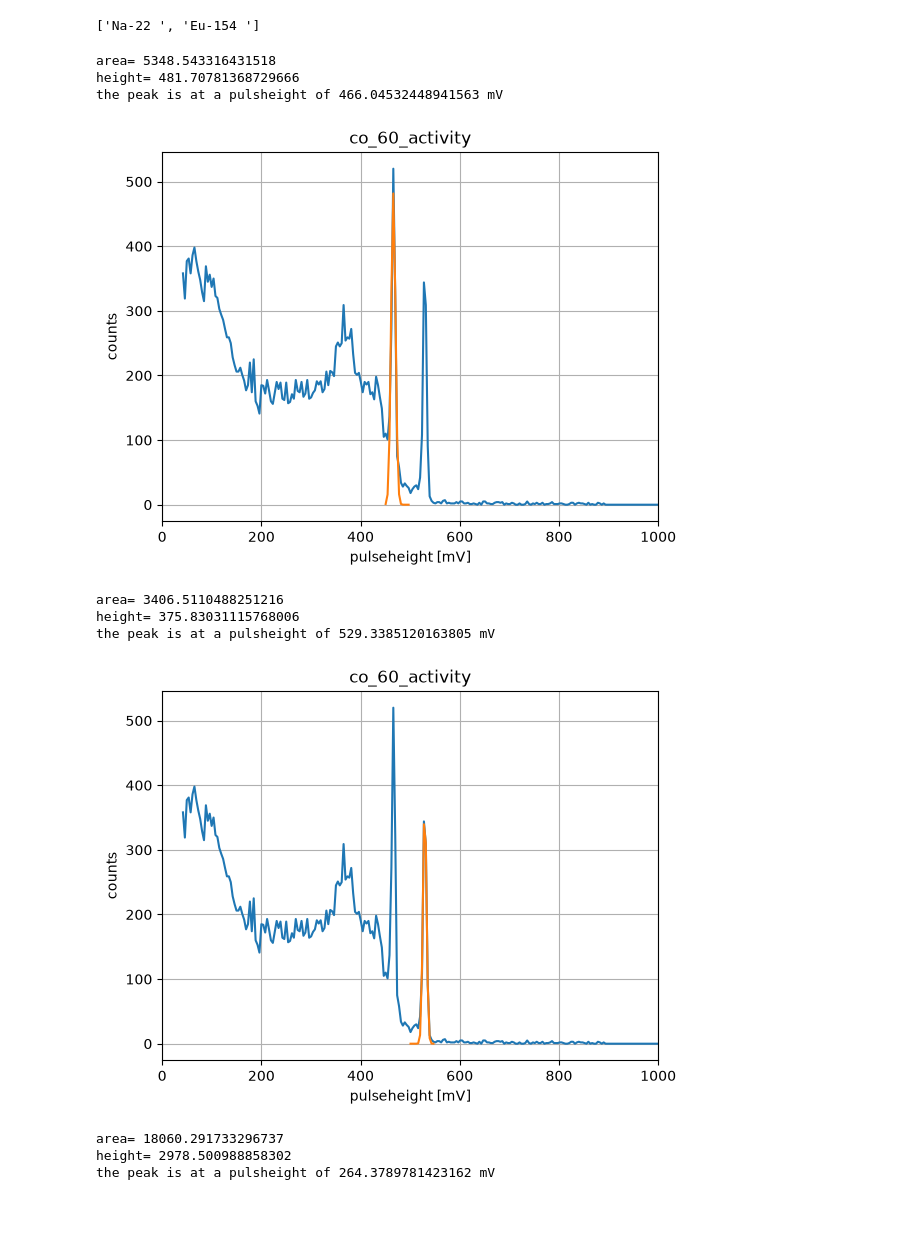
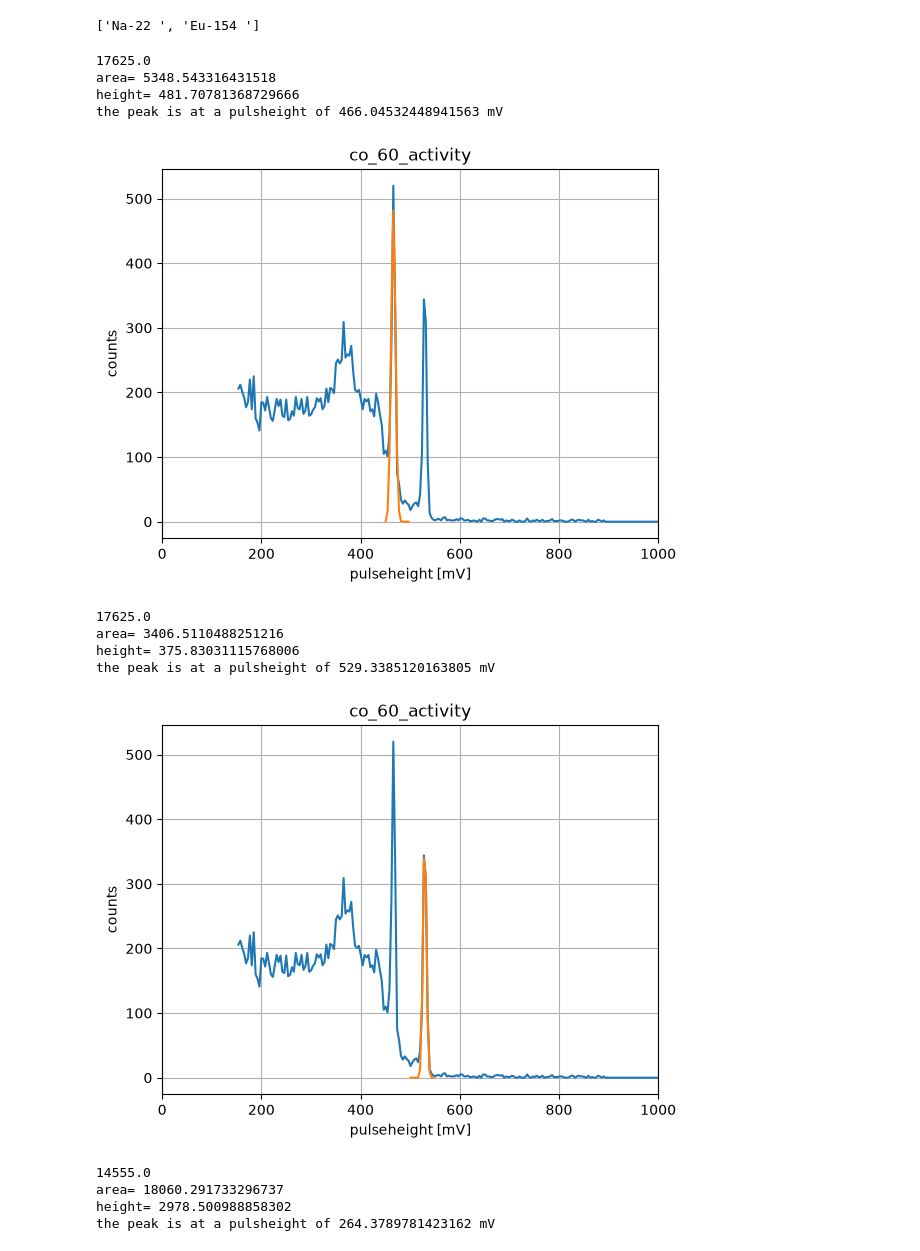
Before and after one commit to edwarddrenth/NSP2-particle-physics, a Jupyter notebook: fit.ipynb, the cells around one changed output. Cells and saved outputs as stored; diff of their text form; code cells hidden in the pictures; blank space fills up the shorter version.

```diff
--- a/fit.ipynb
+++ b/fit.ipynb
@@ -18,14 +18,21 @@ def fitten_pulseheight(file, cutoff1, cutoff2):
         for line in input:
             data_cut = line.split(",")
             pulseheight = float(data_cut[0])
-            counts_total.append(float(data_cut[2]))
-            Pulseheight_total.append(pulseheight)
+
+            if pulseheight >= 150:
+                counts_total.append(float(data_cut[2]))
+                Pulseheight_total.append(pulseheight)
             if pulseheight >= cutoff1 and pulseheight <= cutoff2 :
                 pulseheight_list.append(float(data_cut[0]))
                 counts.append(float(data_cut[2]))
 
+
+
     counts = np.array(counts)
     pulseheight = np.array(pulseheight_list)
+
+    print(sum(counts_total))
+
 
 
     # model and parameters of the gausian fit
@@ -39,11 +46,13 @@ def fitten_pulseheight(file, cutoff1, cutoff2):
     print(f"area= {Area} ")
     print(f"height= {height} ")
     uncertainty = fit_result.params["fwhm"].value/(2*np.sqrt(2*np.log(2)))
+    Area_std = fit_result.params['amplitude'].stderr
 
 
     # location of the peak
     pulseheight_max = fit_result.params["center"].value
     print(f"the peak is at a pulsheight of {pulseheight_max} mV")
+
 
     # plot of graph + fit
     plt.plot(Pulseheight_total, counts_total)
@@ -55,7 +64,7 @@ def fitten_pulseheight(file, cutoff1, cutoff2):
     plt.grid(True)
     plt.show()
 
-    return pulseheight_max, uncertainty, pulseheight_list, counts, Area
+    return pulseheight_max, uncertainty, pulseheight_list, counts, Area, Area_std, Pulseheight_total, counts_total
 # %% [markdown]
 Uses function above with our measuremnts and parameters
 # %%
@@ -460,35 +491,38 @@ the energy range is 1257.8610927129612 - 1277.2672265230385
 the possible isotopes are ['Na-22 ', 'Eu-154 ']
 ['Na-22 ', 'Eu-154 ']
 # %%
-pulseheight_Co1, std_co1, pulseheight_list_co1, counts_co1, Area_co1 = fitten_pulseheight(
+pulseheight_Co1, std_co1, pulseheight_list_co1, counts_co1, Area_co1, Area_std_co1, Pulseheight_total_co1 , counts_total_Co1 = fitten_pulseheight(
     "co_60_activity", 450, 500
 )
 
-pulseheight_co2, std_co2, pulseheight_list_co2, counts_co2, Area_co2 = fitten_pulseheight(
+pulseheight_co2, std_co2, pulseheight_list_co2, counts_co2, Area_co2, Area_std_co2, Pulseheight_total_co2,counts_total_Co2 = fitten_pulseheight(
     "co_60_activity", 500, 550
 )
 
-pulseheight_Cs, std_cs, pulseheight_list_cs, counts_cs, Area_cs = fitten_pulseheight(
+pulseheight_Cs, std_cs, pulseheight_list_cs, counts_cs, Area_cs, Area_std_cs, Pulseheight_total_cs,counts_total_Cs = fitten_pulseheight(
     "Cs-137_activity", 250, 300
 )
 
-pulseheight_na1, std_na1, pulseheight_list_na1, counts_na1, Area_na1 = fitten_pulseheight(
+pulseheight_na1, std_na1, pulseheight_list_na1, counts_na1, Area_na1, Area_std_na1, Pulseheight_total_na1, counts_total_na1 = fitten_pulseheight(
     "na-22_activity", 190, 230
 )
 
 
-pulseheight_na2, std_na2, pulseheight_list_na2, counts_na2, Area_na2 = fitten_pulseheight(
+pulseheight_na2, std_na2, pulseheight_list_na2, counts_na2, Area_na2, Area_std_na2, Pulseheight_total_na2,counts_total_na2 = fitten_pulseheight(
     "na-22_activity", 450, 550
 )
 # %% [output]
+17625.0
 area= 5348.543316431518
 height= 481.70781368729666
 the peak is at a pulsheight of 466.04532448941563 mV
-[figure, old version]
+[figure, new version]
+17625.0
 area= 3406.5110488251216
 height= 375.83031115768006
 the peak is at a pulsheight of 529.3385120163805 mV
-[figure, old version]
+[figure, new version]
+14555.0
 area= 18060.291733296737
 height= 2978.500988858302
 the peak is at a pulsheight of 264.3789781423162 mV
```
Also changed, not shown: parts of 8 cells of this notebook.
